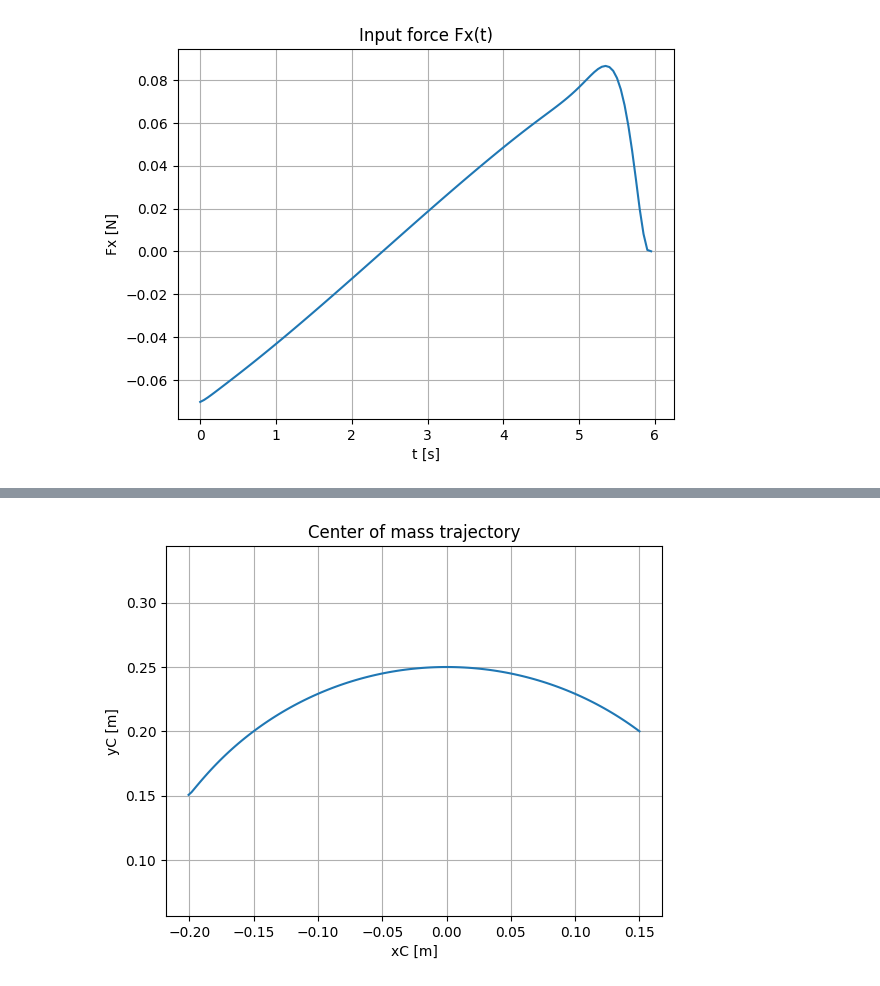
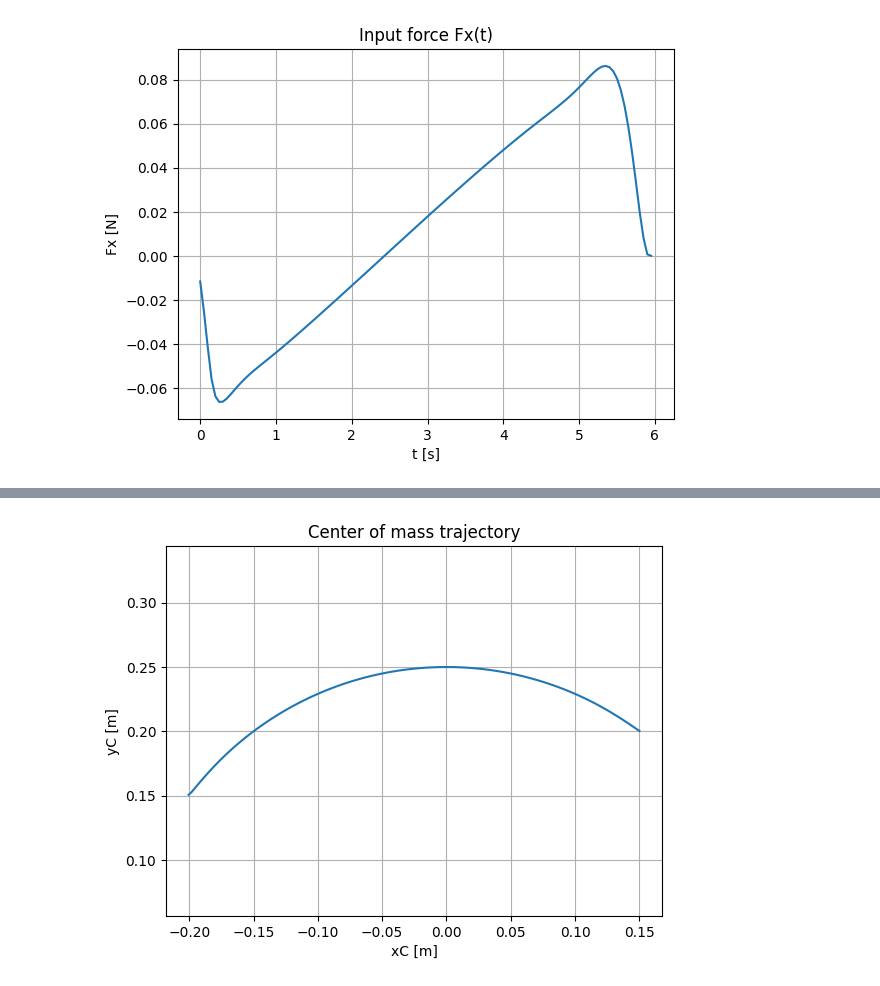
Before and after one commit to CoTimmers/memoire_makette, a Jupyter notebook: reaction_force.ipynb, the cells around one changed output, grey strips where cells are left out. Cells and saved outputs as stored; diff of their text form; code cells hidden in the pictures.

```diff
--- a/reaction_force.ipynb
+++ b/reaction_force.ipynb
@@ -276,21 +276,21 @@ def solve_ocp_two_contacts_open_with_gap_minimization():
 
 
     tgrid = np.linspace(0.0, T, N+1)
-    phi_guess = phi0 + Omega * tgrid
-    theta_guess = phi_guess.copy()
-    omega_guess = np.ones(N+1) * Omega
+    # phi_guess = phi0 + Omega * tgrid
+    # theta_guess = phi_guess.copy()
+    # omega_guess = np.ones(N+1) * Omega
 
-    pC_guess = np.zeros((N+1, 2), dtype=float)
-    for k in range(N+1):
-        ph = phi_guess[k]
-        tvec_np = np.array([-np.sin(ph), np.cos(ph)], dtype=float)
-        pA = Pw + 0.0 * tvec_np
-        Rk = rot_np(theta_guess[k])
-        pC_guess[k, :] = pA - (Rk @ rA_b)
+    # pC_guess = np.zeros((N+1, 2), dtype=float)
+    # for k in range(N+1):
+    #     ph = phi_guess[k]
+    #     tvec_np = np.array([-np.sin(ph), np.cos(ph)], dtype=float)
+    #     pA = Pw + 0.0 * tvec_np
+    #     Rk = rot_np(theta_guess[k])
+    #     pC_guess[k, :] = pA - (Rk @ rA_b)
 
-    vC_guess = np.zeros((N+1, 2), dtype=float)
-    vC_guess[1:, :] = (pC_guess[1:, :] - pC_guess[:-1, :]) / dt
-    vC_guess[0, :] = vC_guess[1, :]
+    # vC_guess = np.zeros((N+1, 2), dtype=float)
+    # vC_guess[1:, :] = (pC_guess[1:, :] - pC_guess[:-1, :]) / dt
+    # vC_guess[0, :] = vC_guess[1, :]
 
 
 
@@ -319,12 +319,12 @@ def solve_ocp_two_contacts_open_with_gap_minimization():
 
 
     # Initial constraints
-    opti.subject_to(xC[0] == float(pC_guess[0, 0]))
-    opti.subject_to(yC[0] == float(pC_guess[0, 1]))
-    opti.subject_to(th[0] == float(theta_guess[0]))
-    opti.subject_to(vx[0] == float(vC_guess[0, 0]))
-    opti.subject_to(vy[0] == float(vC_guess[0, 1]))
-    opti.subject_to(om[0] == float(omega_guess[0]))
+    # opti.subject_to(xC[0] == float(pC_guess[0, 0]))
+    # opti.subject_to(yC[0] == float(pC_guess[0, 1]))
+    # opti.subject_to(th[0] == float(theta_guess[0]))
+    # opti.subject_to(vx[0] == float(vC_guess[0, 0]))
+    # opti.subject_to(vy[0] == float(vC_guess[0, 1]))
+    # opti.subject_to(om[0] == float(omega_guess[0]))
 
     def Rot(angle):
         c = ca.cos(angle)
@@ -340,7 +340,7 @@ def solve_ocp_two_contacts_open_with_gap_minimization():
         tk = tgrid[k]
         phi_k = phi0 + Omega * tk
 
-        # Wall basis
+        # Wall basis vectors at each time step
         tvec = ca.vertcat(-ca.sin(phi_k), ca.cos(phi_k))  # tangent
         nvec = ca.vertcat( ca.cos(phi_k), ca.sin(phi_k))  # normal
 
@@ -363,11 +363,14 @@ def solve_ocp_two_contacts_open_with_gap_minimization():
         # Contact A
         gA = nvec.T @ (pAk - ca.DM(Pw))
         opti.subject_to(gA >= 0)
+
+
         J += q_gap * gA**2
 
         opti.subject_to(lam_nA[k] >= 0)
         opti.subject_to(lam_tA[k] <=  mu * lam_nA[k])
         opti.subject_to(lam_tA[k] >= -mu * lam_nA[k])
+
         J += q_comp * (lam_nA[k] * gA)**2
         J += q_lam * (lam_nA[k]**2 + lam_tA[k]**2)
 
@@ -432,20 +435,28 @@ def solve_ocp_two_contacts_open_with_gap_minimization():
     opti.minimize(J)
 
     # Initial guesses
-    opti.set_initial(xC, pC_guess[:, 0])
-    opti.set_initial(yC, pC_guess[:, 1])
-    opti.set_initial(th, theta_guess)
-    opti.set_initial(vx, vC_guess[:, 0])
-    opti.set_initial(vy, vC_guess[:, 1])
-    opti.set_initial(om, omega_guess)
+    # opti.set_initial(xC, pC_guess[:, 0])
+    # opti.set_initial(yC, pC_guess[:, 1])
+    # opti.set_initial(th, theta_guess)
+    # opti.set_initial(vx, vC_guess[:, 0])
+    # opti.set_initial(vy, vC_guess[:, 1])
+    # opti.set_initial(om, omega_guess)
+
+    opti.set_initial(xC, a/2)
+    opti.set_initial(yC, 0)
+    opti.set_initial(th, 0)
+    opti.set_initial(vx, 0)
+    opti.set_initial(vy, 0)
+    opti.set_initial(om, 0)
+    opti.set_initial(lam_nA, 30.0); opti.set_initial(lam_tA, 0)
+    opti.set_initial(lam_nB, 30.0); opti.set_initial(lam_tB, 0)
+
 
     Fx_guess = np.zeros(N); Fy_guess = np.zeros(N)
     Fx_guess[0] = -10.0
+    Fy_guess[0] = 0.0
     opti.set_initial(Fx, Fx_guess)
     opti.set_initial(Fy, Fy_guess)
-
-    opti.set_initial(lam_nA, 30.0); opti.set_initial(lam_tA, 0.0)
-    opti.set_initial(lam_nB, 30.0); opti.set_initial(lam_tB, 0.0)
 
 
     p_opts = {"expand": True}
@@ -571,7 +582,7 @@ def animate_plate_wall(out, a=0.3, b=0.4, Pw=(0.0, 0.0),
     fig, ax = plt.subplots()
     ax.set_aspect("equal", adjustable="box")
     ax.grid(True)
-    ax.plot([0.0, 5.0], [0.0, 0.0], linewidth=2, label="Fixed wall (y=0, x∈[0,5])")
+    ax.plot([0.0, 5.0], [0.0, 0.0], linewidth=2, label="Fixed wall")
 
     # Display limits estimate
     margin = 0.3
@@ -588,7 +599,10 @@ def animate_plate_wall(out, a=0.3, b=0.4, Pw=(0.0, 0.0),
     com_point, = ax.plot([], [], marker="o", markersize=5, label="COM")
     A_point, = ax.plot([], [], marker="o", markersize=6, label="A")
     B_point, = ax.plot([], [], marker="o", markersize=6, label="B")
-    Pw_point, = ax.plot([Pw[0]], [Pw[1]], marker="x", markersize=8, linestyle="None", label="contact point")
+    Pw_point, = ax.plot([Pw[0]], [Pw[1]], marker="x", markersize=8, linestyle="None", label="contact point A")
+    # Pw2 = np.array([0.0, 0.4], dtype=float)
+    # Pw2_point, = ax.plot([Pw2[0]], [Pw2[1]], marker="x", markersize=8, linestyle="None",label="contact point B")
+    B_contact_x, = ax.plot([], [], marker="x", markersize=10, linestyle="None", label="contact point B")
 
     time_text = ax.text(0.02, 0.98, "", transform=ax.transAxes, va="top")
     ax.legend(loc="lower left")
@@ -599,8 +613,11 @@ def animate_plate_wall(out, a=0.3, b=0.4, Pw=(0.0, 0.0),
         com_point.set_data([], [])
         A_point.set_data([], [])
         B_point.set_data([], [])
+        Pw_point.set_data([Pw[0]], [Pw[1]])
+        # Pw2_point.set_data([], [])
+        B_contact_x.set_data([], [])
         time_text.set_text("")
-        return wall_line, plate_patch, com_point, A_point, B_point, time_text
+        return wall_line, plate_patch, com_point, A_point, B_point, Pw_point, B_contact_x, time_text
 
     def update(k):
         # Wall: tangent direction t(phi) = [-sin(phi), cos(phi)]
@@ -619,6 +636,7 @@ def animate_plate_wall(out, a=0.3, b=0.4, Pw=(0.0, 0.0),
         com_point.set_data([xC[k]], [yC[k]])
         A_point.set_data([pA[k, 0]], [pA[k, 1]])
         B_point.set_data([pB[k, 0]], [pB[k, 1]])
+        B_contact_x.set_data([pB[k, 0]], [pB[k, 1]])
 
         time_text.set_text(
             f"t = {t[k]:.2f} s\n"
@@ -626,7 +644,7 @@ def animate_plate_wall(out, a=0.3, b=0.4, Pw=(0.0, 0.0),
             f"phi = {phi[k]:.3f} rad"
         )
 
-        return wall_line, plate_patch, com_point, A_point, B_point, time_text
+        return wall_line, plate_patch, com_point, A_point, B_point, B_contact_x, time_text
 
     interval_ms = int(1000 / fps)
     anim = FuncAnimation(fig, update, frames=len(t), init_func=init, blit=True, interval=interval_ms)
@@ -675 +693 @@ max ||F|| = 0.12289055012196916 N (<= Fmax)
-[figure, old version]
+[figure, new version]
```
Also changed, not shown: parts of 1 cell of this notebook, 3 other files.
